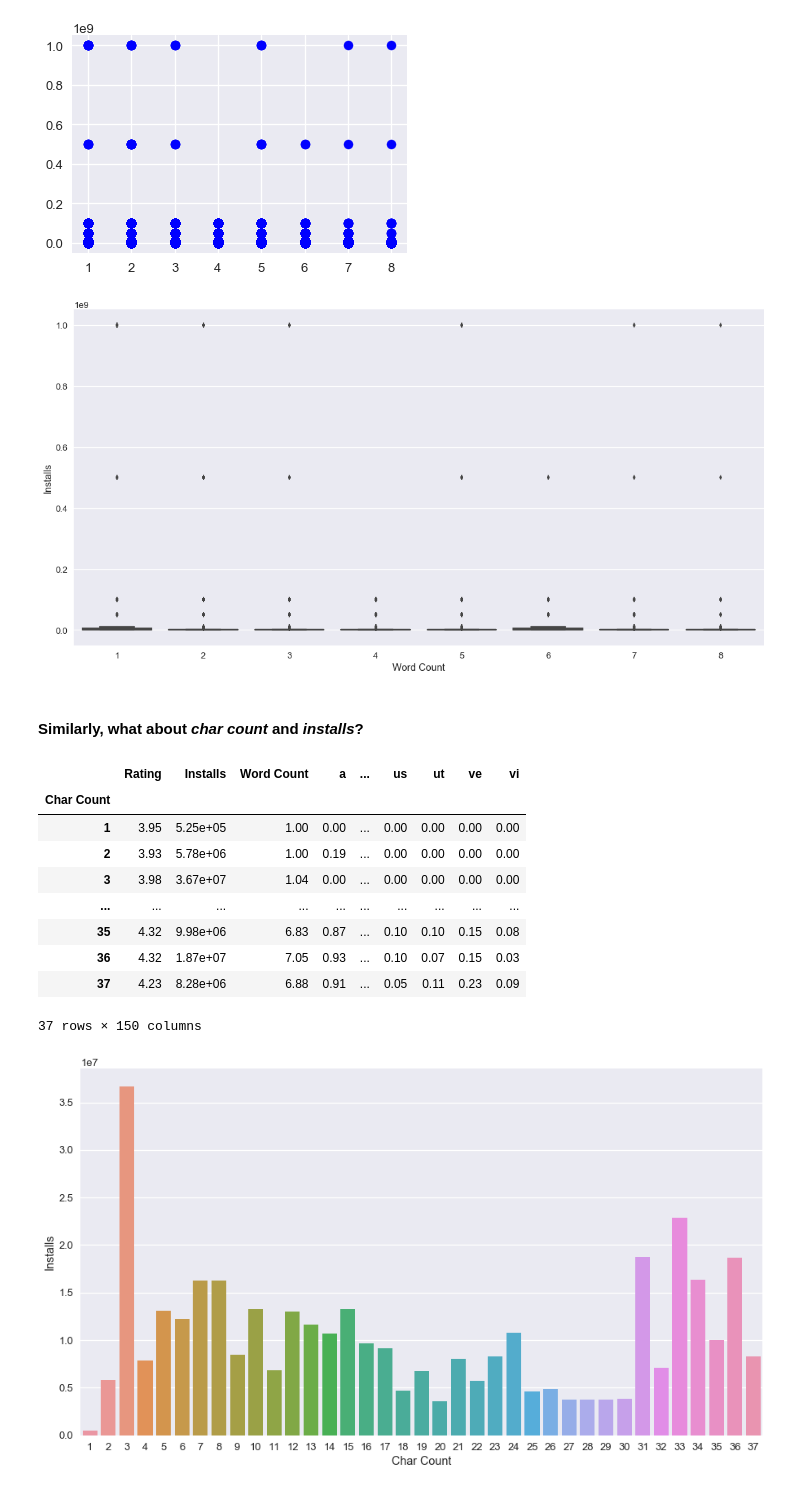
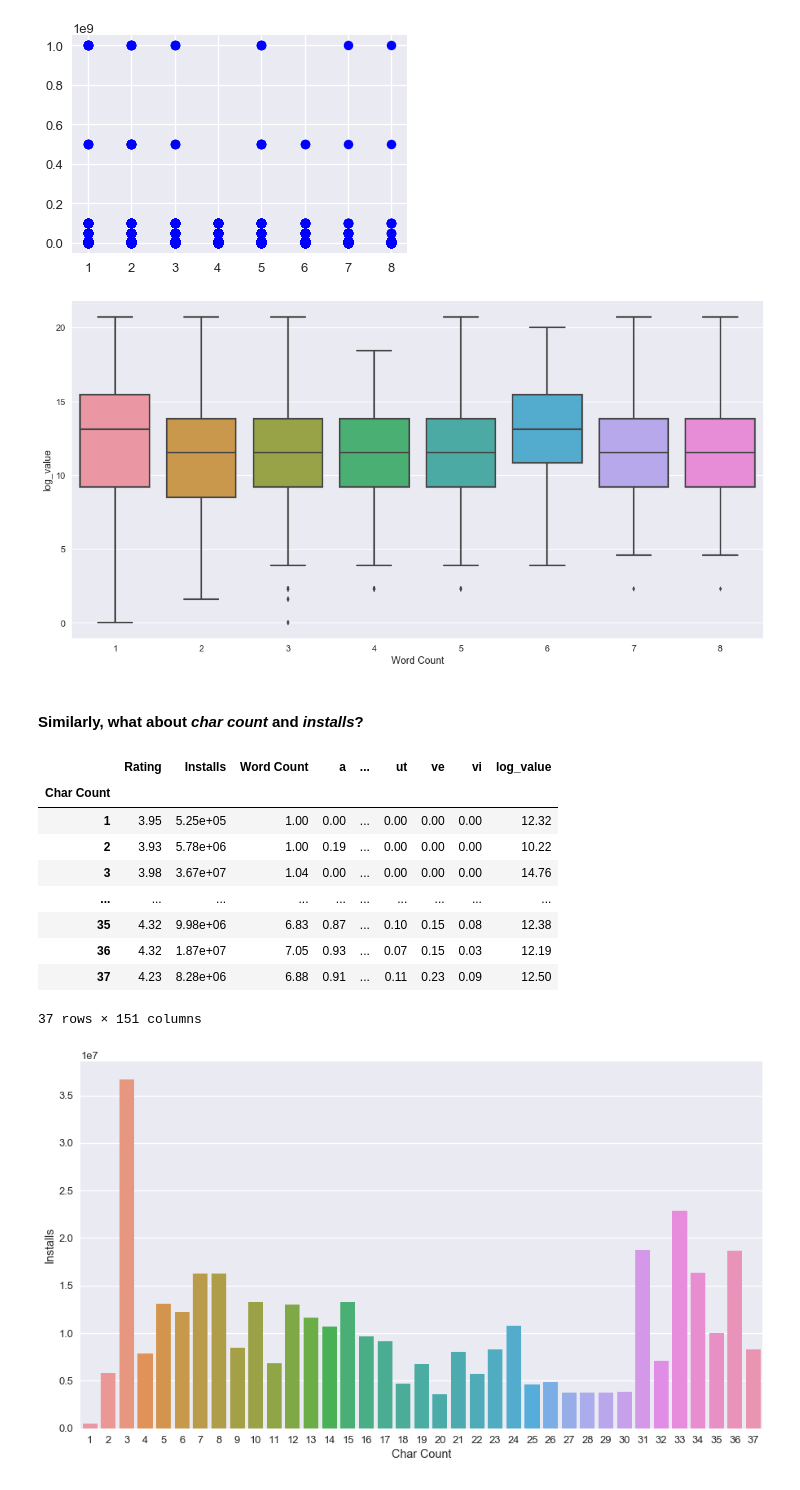
Before and after one commit to Titan-Ngo/COGS108_Repo, a Jupyter notebook: FinalProject.ipynb, the cells around one changed output. Drawn from its saved outputs; the diff is of its cells as text; code cells hidden in the pictures.

```diff
--- a/FinalProject.ipynb
+++ b/FinalProject.ipynb
@@ -528,6 +528,7 @@ From the above two graphs, we can say that there is strong enough relationship b
 Due to this relationship, and the fact that rating as a variable does not vary much (most ratings are between 4 to 5 as demonstrated earlier: with a mean of ~4.17 and a median of 4.3), we decided to utilize only installs as a measure of success for our project.
 # %%
 fig = plt.figure(figsize=(18, 9))
-sns.boxplot(x='Rating', y='Installs', data=df)
+df['log_value'] = np.log(df['Installs'])
+sns.boxplot(x='Rating', y='log_value', data=df)
 ax = plt.gca()
 # %% [output]
@@ -571,10 +572,10 @@ plt.scatter(x, y, c='blue')
 [figure]
 # %%
 fig = plt.figure(figsize=(18, 9))
-sns.boxplot(x='Word Count', y='Installs', data=df)
+sns.boxplot(x='Word Count', y='log_value', data=df)
 ax = plt.gca()
 # %% [output]
-[figure, old version]
+[figure, new version]
 # %% [markdown]
 #### Similarly, what about _char count_ and _installs_?
 # %%
@@ -582,16 +583,16 @@ ax = plt.gca()
 df_new = df.groupby('Char Count').mean()
 df_new
 # %% [output]
-|  | Rating | Installs | Word Count | a | ... | us | ut | ve | vi |
+|  | Rating | Installs | Word Count | a | ... | ut | ve | vi | log_value |
 | Char Count |  |  |  |  |  |  |  |  |  |
-| 1 | 3.95 | 5.25e+05 | 1.00 | 0.00 | ... | 0.00 | 0.00 | 0.00 | 0.00 |
-| 2 | 3.93 | 5.78e+06 | 1.00 | 0.19 | ... | 0.00 | 0.00 | 0.00 | 0.00 |
-| 3 | 3.98 | 3.67e+07 | 1.04 | 0.00 | ... | 0.00 | 0.00 | 0.00 | 0.00 |
+| 1 | 3.95 | 5.25e+05 | 1.00 | 0.00 | ... | 0.00 | 0.00 | 0.00 | 12.32 |
+| 2 | 3.93 | 5.78e+06 | 1.00 | 0.19 | ... | 0.00 | 0.00 | 0.00 | 10.22 |
+| 3 | 3.98 | 3.67e+07 | 1.04 | 0.00 | ... | 0.00 | 0.00 | 0.00 | 14.76 |
 | ... | ... | ... | ... | ... | ... | ... | ... | ... | ... |
-| 35 | 4.32 | 9.98e+06 | 6.83 | 0.87 | ... | 0.10 | 0.10 | 0.15 | 0.08 |
-| 36 | 4.32 | 1.87e+07 | 7.05 | 0.93 | ... | 0.10 | 0.07 | 0.15 | 0.03 |
-| 37 | 4.23 | 8.28e+06 | 6.88 | 0.91 | ... | 0.05 | 0.11 | 0.23 | 0.09 |
+| 35 | 4.32 | 9.98e+06 | 6.83 | 0.87 | ... | 0.10 | 0.15 | 0.08 | 12.38 |
+| 36 | 4.32 | 1.87e+07 | 7.05 | 0.93 | ... | 0.07 | 0.15 | 0.03 | 12.19 |
+| 37 | 4.23 | 8.28e+06 | 6.88 | 0.91 | ... | 0.11 | 0.23 | 0.09 | 12.50 |
-37 rows × 150 columns
+37 rows × 151 columns
 # %%
 # Plots the average number of installs (y-axis) for apps of each word count (x-axis)
 x1 = df_new.index
```
Also changed, not shown: parts of 12 cells of this notebook.
